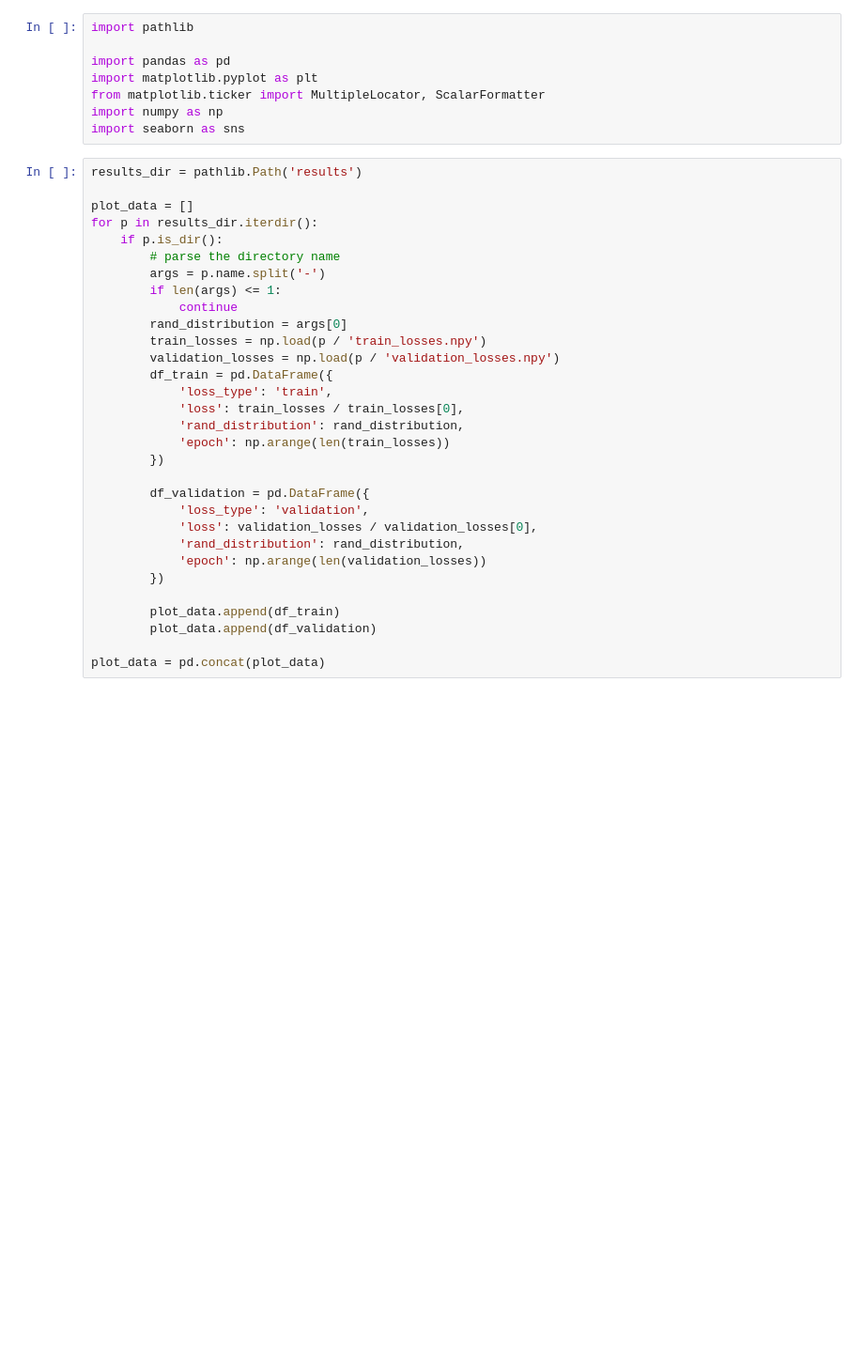
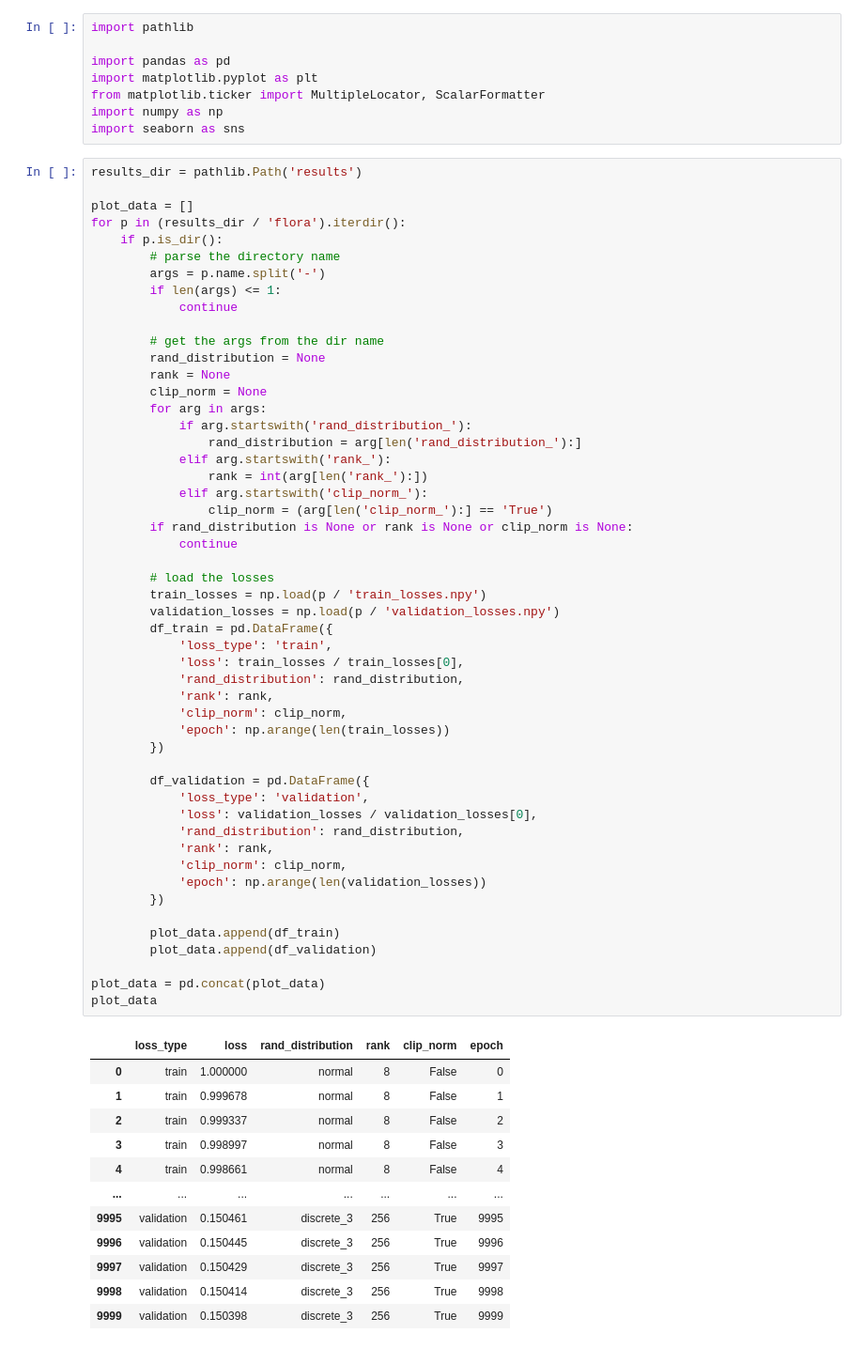
Before and after one commit to thecodehen/epfl-cs439-s25-project, a Jupyter notebook: plot.ipynb, the cells around one changed output. Shown: that part at 94% size. Cells and saved outputs as stored; diff of their text form; blank space fills up the shorter version.

```diff
--- a/plot.ipynb
+++ b/plot.ipynb
@@ -9,31 +9,64 @@ import seaborn as sns
 # %%
 results_dir = pathlib.Path('results')
 
 plot_data = []
-for p in results_dir.iterdir():
+for p in (results_dir / 'flora').iterdir():
     if p.is_dir():
         # parse the directory name
         args = p.name.split('-')
         if len(args) <= 1:
             continue
-        rand_distribution = args[0]
+
+        # get the args from the dir name
+        rand_distribution = None
+        rank = None
+        clip_norm = None
+        for arg in args:
+            if arg.startswith('rand_distribution_'):
+                rand_distribution = arg[len('rand_distribution_'):]
+            elif arg.startswith('rank_'):
+                rank = int(arg[len('rank_'):])
+            elif arg.startswith('clip_norm_'):
+                clip_norm = (arg[len('clip_norm_'):] == 'True')
+        if rand_distribution is None or rank is None or clip_norm is None:
+            continue
+
+        # load the losses
         train_losses = np.load(p / 'train_losses.npy')
         validation_losses = np.load(p / 'validation_losses.npy')
         df_train = pd.DataFrame({
             'loss_type': 'train',
             'loss': train_losses / train_losses[0],
             'rand_distribution': rand_distribution,
+            'rank': rank,
+            'clip_norm': clip_norm,
             'epoch': np.arange(len(train_losses))
         })
 
         df_validation = pd.DataFrame({
             'loss_type': 'validation',
             'loss': validation_losses / validation_losses[0],
             'rand_distribution': rand_distribution,
+            'rank': rank,
+            'clip_norm': clip_norm,
             'epoch': np.arange(len(validation_losses))
         })
 
         plot_data.append(df_train)
         plot_data.append(df_validation)
 
 plot_data = pd.concat(plot_data)
+plot_data
+# %% [output]
+|  | loss_type | loss | rand_distribution | rank | clip_norm | epoch |
+| 0 | train | 1.000000 | normal | 8 | False | 0 |
+| 1 | train | 0.999678 | normal | 8 | False | 1 |
+| 2 | train | 0.999337 | normal | 8 | False | 2 |
+| 3 | train | 0.998997 | normal | 8 | False | 3 |
+| 4 | train | 0.998661 | normal | 8 | False | 4 |
+| ... | ... | ... | ... | ... | ... | ... |
+| 9995 | validation | 0.150461 | discrete_3 | 256 | True | 9995 |
+| 9996 | validation | 0.150445 | discrete_3 | 256 | True | 9996 |
+| 9997 | validation | 0.150429 | discrete_3 | 256 | True | 9997 |
+| 9998 | validation | 0.150414 | discrete_3 | 256 | True | 9998 |
+| 9999 | validation | 0.150398 | discrete_3 | 256 | True | 9999 |
```
Also changed, not shown: parts of 3 cells of this notebook.
